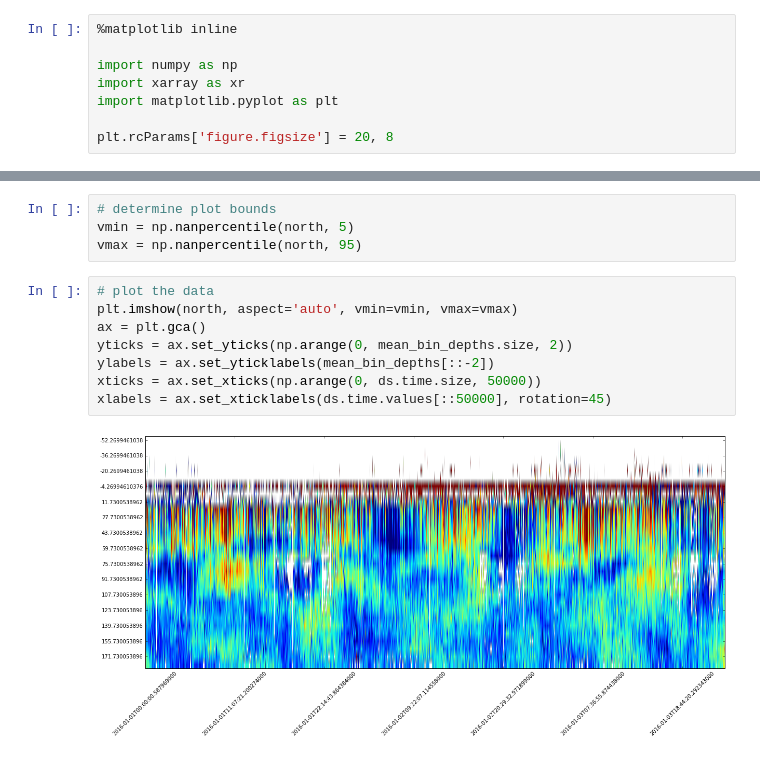
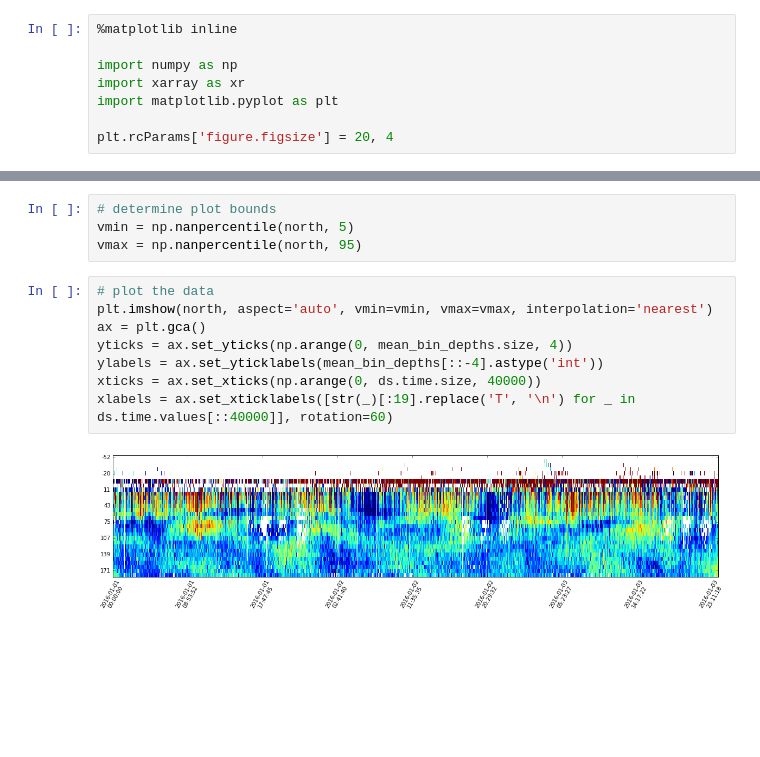
Before and after one commit to petercable/shared_notebooks, a Jupyter notebook: adcp/Velocity Plots.ipynb, the cells around one changed output, grey strips where cells are left out. Drawn from its saved outputs; the diff is of its cells as text; blank space fills up the shorter version.

Commit message:
Updates to ADCP plot

```diff
--- a/adcp/Velocity Plots.ipynb
+++ b/adcp/Velocity Plots.ipynb
@@ -5,7 +5,7 @@ import numpy as np
 import xarray as xr
 import matplotlib.pyplot as plt
 
-plt.rcParams['figure.figsize'] = 20, 8
+plt.rcParams['figure.figsize'] = 20, 4
 # %%
 ds = xr.open_dataset('deployment0002_RS01SBPS-PC01A-05-ADCPTD102-streamed-adcp_velocity_beam_20160101T000000.587969-20160103T235959.566096.nc')
 # %%
@@ -20,11 +20,11 @@ vmin = np.nanpercentile(north, 5)
 vmax = np.nanpercentile(north, 95)
 # %%
 # plot the data
-plt.imshow(north, aspect='auto', vmin=vmin, vmax=vmax)
+plt.imshow(north, aspect='auto', vmin=vmin, vmax=vmax, interpolation='nearest')
 ax = plt.gca()
-yticks = ax.set_yticks(np.arange(0, mean_bin_depths.size, 2))
-ylabels = ax.set_yticklabels(mean_bin_depths[::-2])
-xticks = ax.set_xticks(np.arange(0, ds.time.size, 50000))
-xlabels = ax.set_xticklabels(ds.time.values[::50000], rotation=45)
+yticks = ax.set_yticks(np.arange(0, mean_bin_depths.size, 4))
+ylabels = ax.set_yticklabels(mean_bin_depths[::-4].astype('int'))
+xticks = ax.set_xticks(np.arange(0, ds.time.size, 40000))
+xlabels = ax.set_xticklabels([str(_)[:19].replace('T', '\n') for _ in ds.time.values[::40000]], rotation=60)
 # %% [output]
-[figure, old version]
+[figure, new version]
```
